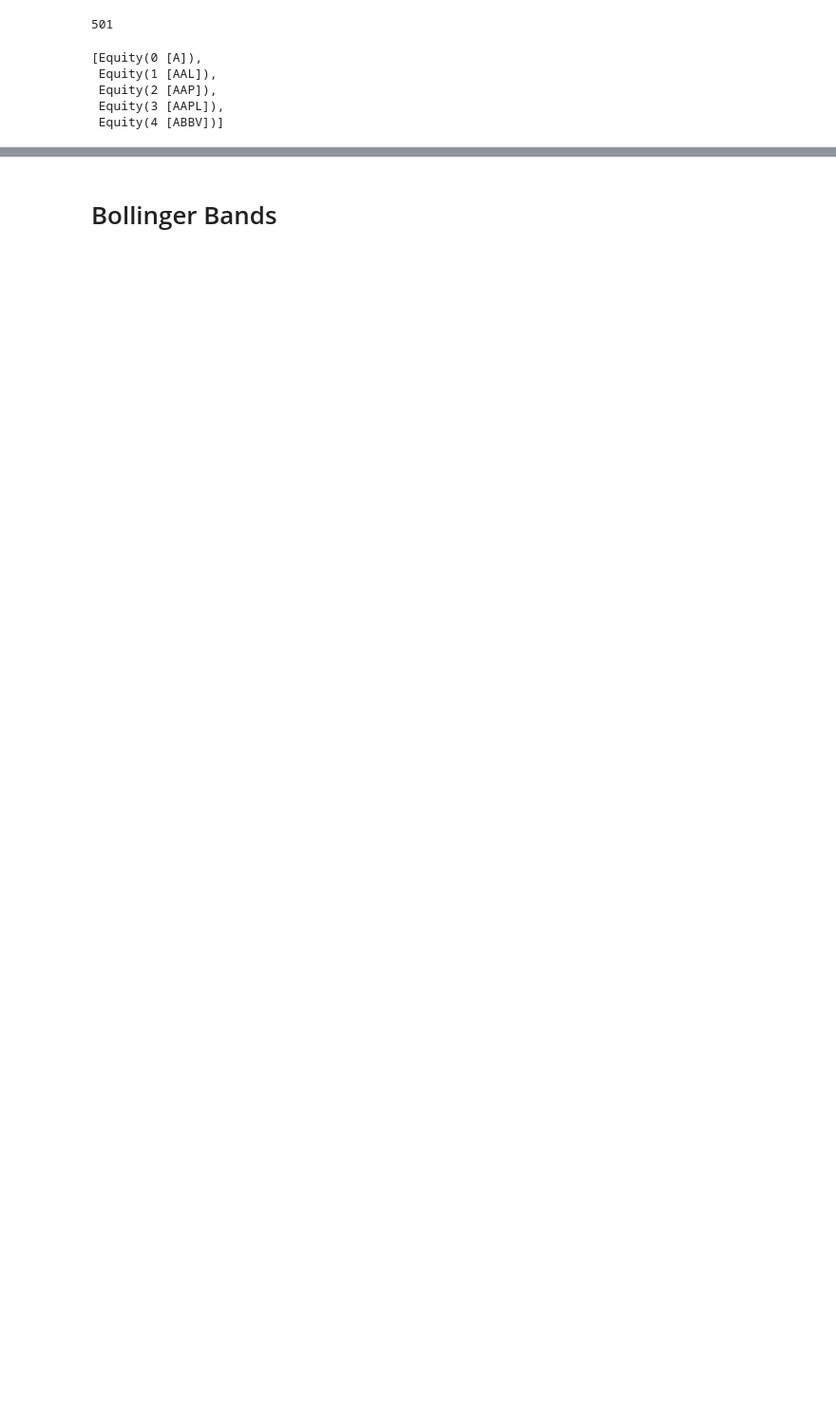
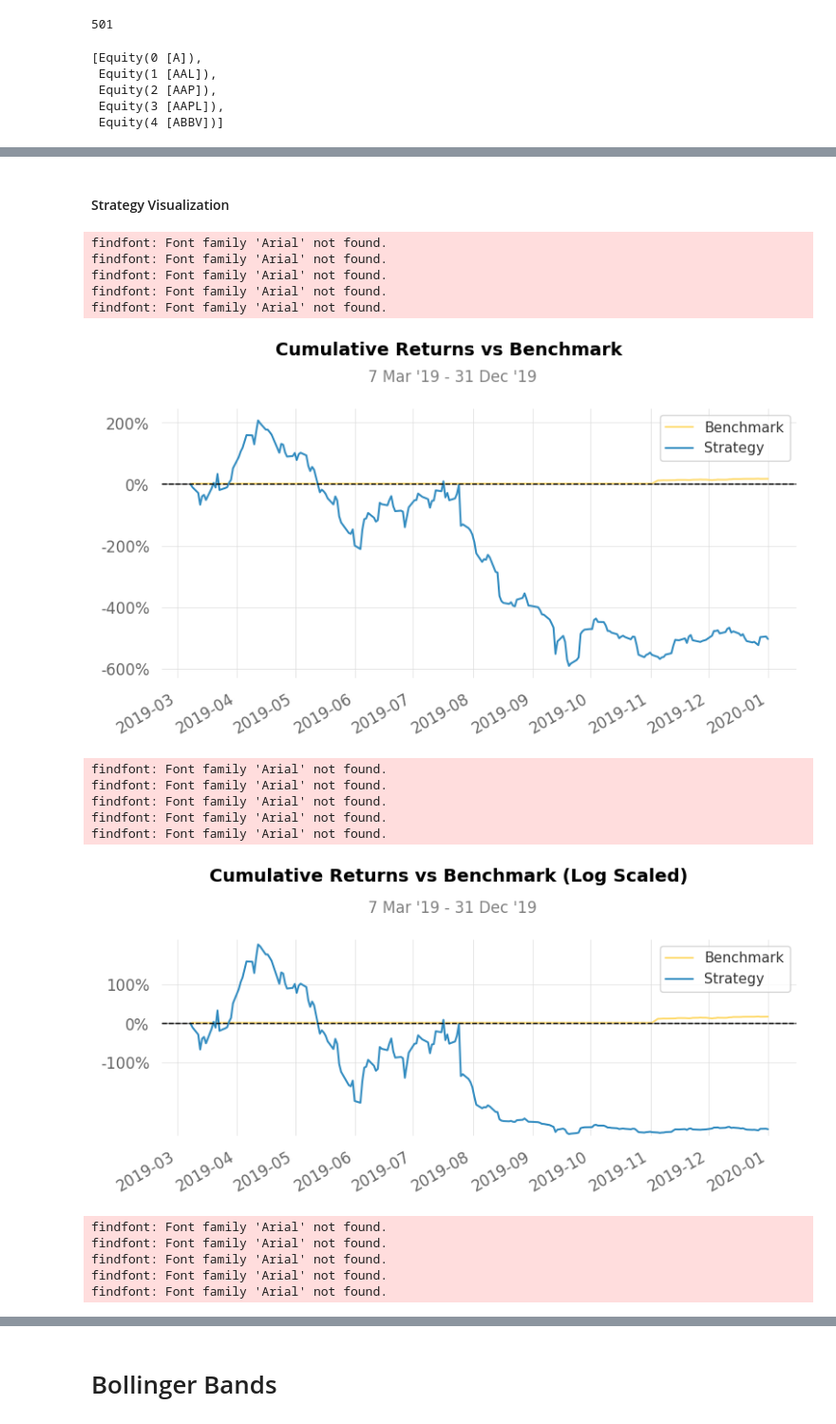
Before and after one commit to YeakubSadlil/Python-Local-Files, a Jupyter notebook: Zipline/trend_and_mean_TI.ipynb, the cells around one changed output, grey strips where cells are left out. Shown at 95% size. Drawn from its saved outputs; the diff is of its cells as text; code cells hidden in the pictures; blank space fills up the shorter version.

```diff
--- a/Zipline/trend_and_mean_TI.ipynb
+++ b/Zipline/trend_and_mean_TI.ipynb
@@ -802,0 +571,3 @@ plt.show()
+# %%
+returns_rsi = result_rsi.returns
+returns_rsi.index = returns_rsi.index.tz_localize(None)
@@ -802,0 +576,3 @@ plt.show()
+# %%
+qs.reports.full(returns_rsi,benchmark=spy_return_series)
+# %% [output]
@@ -802,0 +605,18 @@ plt.show()
+Strategy Visualization
+findfont: Font family 'Arial' not found.
+findfont: Font family 'Arial' not found.
+findfont: Font family 'Arial' not found.
+findfont: Font family 'Arial' not found.
+findfont: Font family 'Arial' not found.
+[figure, added]
+findfont: Font family 'Arial' not found.
+findfont: Font family 'Arial' not found.
+findfont: Font family 'Arial' not found.
+findfont: Font family 'Arial' not found.
+findfont: Font family 'Arial' not found.
+[figure, added]
+findfont: Font family 'Arial' not found.
+findfont: Font family 'Arial' not found.
+findfont: Font family 'Arial' not found.
+findfont: Font family 'Arial' not found.
+findfont: Font family 'Arial' not found.
```
Also changed, not shown: parts of 40 cells of this notebook.
